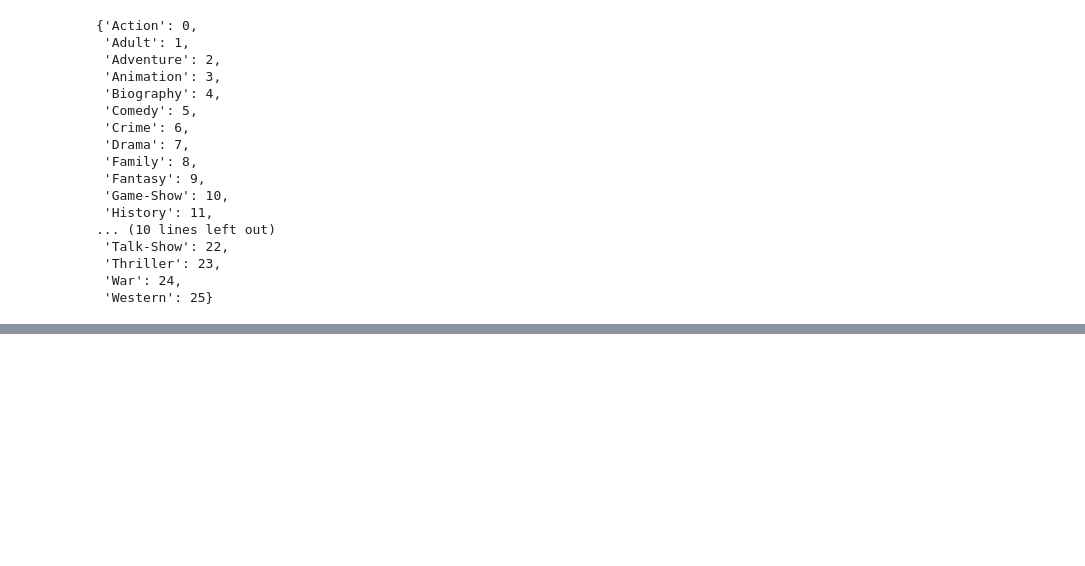
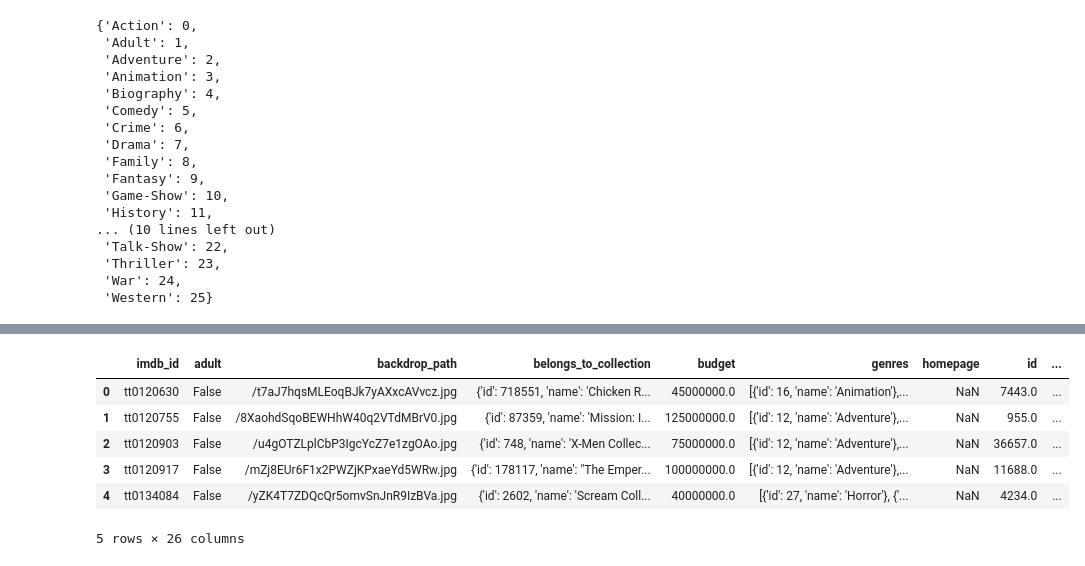
Before and after one commit to starkjones/IMDB-Queries, a Jupyter notebook: Project 3 IMBD Queries Part 3.ipynb, the cells around one changed output, grey strips where cells are left out. Drawn from its saved outputs; the diff is of its cells as text; code cells hidden in the pictures; blank space fills up the shorter version.

```diff
--- a/Project 3 IMBD Queries Part 3.ipynb
+++ b/Project 3 IMBD Queries Part 3.ipynb
@@ -166,0 +338,14 @@ TypeError: unhashable type: 'list'
+# %%
+# Import final tmdb results:
+
+tmdb = pd.read_csv('C:\\Users\\jnate\\OneDrive\\Documents\\Data Enrichment\\Project-3\\Data\\finalyears.csv.gz')
+
+tmdb.head()
+# %% [output]
+|  | imdb_id | adult | backdrop_path | belongs_to_collection | budget | genres | homepage | id | ... |
+| 0 | tt0120630 | False | /t7aJ7hqsMLEoqBJk7yAXxcAVvcz.jpg | {'id': 718551, 'name': 'Chicken R... | 45000000.0 | [{'id': 16, 'name': 'Animation'},... | NaN | 7443.0 | ... |
+| 1 | tt0120755 | False | /8XaohdSqoBEWHhW40q2VTdMBrV0.jpg | {'id': 87359, 'name': 'Mission: I... | 125000000.0 | [{'id': 12, 'name': 'Adventure'},... | NaN | 955.0 | ... |
+| 2 | tt0120903 | False | /u4gOTZLplCbP3IgcYcZ7e1zgOAo.jpg | {'id': 748, 'name': 'X-Men Collec... | 75000000.0 | [{'id': 12, 'name': 'Adventure'},... | NaN | 36657.0 | ... |
+| 3 | tt0120917 | False | /mZj8EUr6F1x2PWZjKPxaeYd5WRw.jpg | {'id': 178117, 'name': "The Emper... | 100000000.0 | [{'id': 12, 'name': 'Adventure'},... | NaN | 11688.0 | ... |
+| 4 | tt0134084 | False | /yZK4T7ZDQcQr5omvSnJnR9IzBVa.jpg | {'id': 2602, 'name': 'Scream Coll... | 40000000.0 | [{'id': 27, 'name': 'Horror'}, {'... | NaN | 4234.0 | ... |
+5 rows × 26 columns
```
Also changed, not shown: parts of 38 cells of this notebook, 4 other files.
